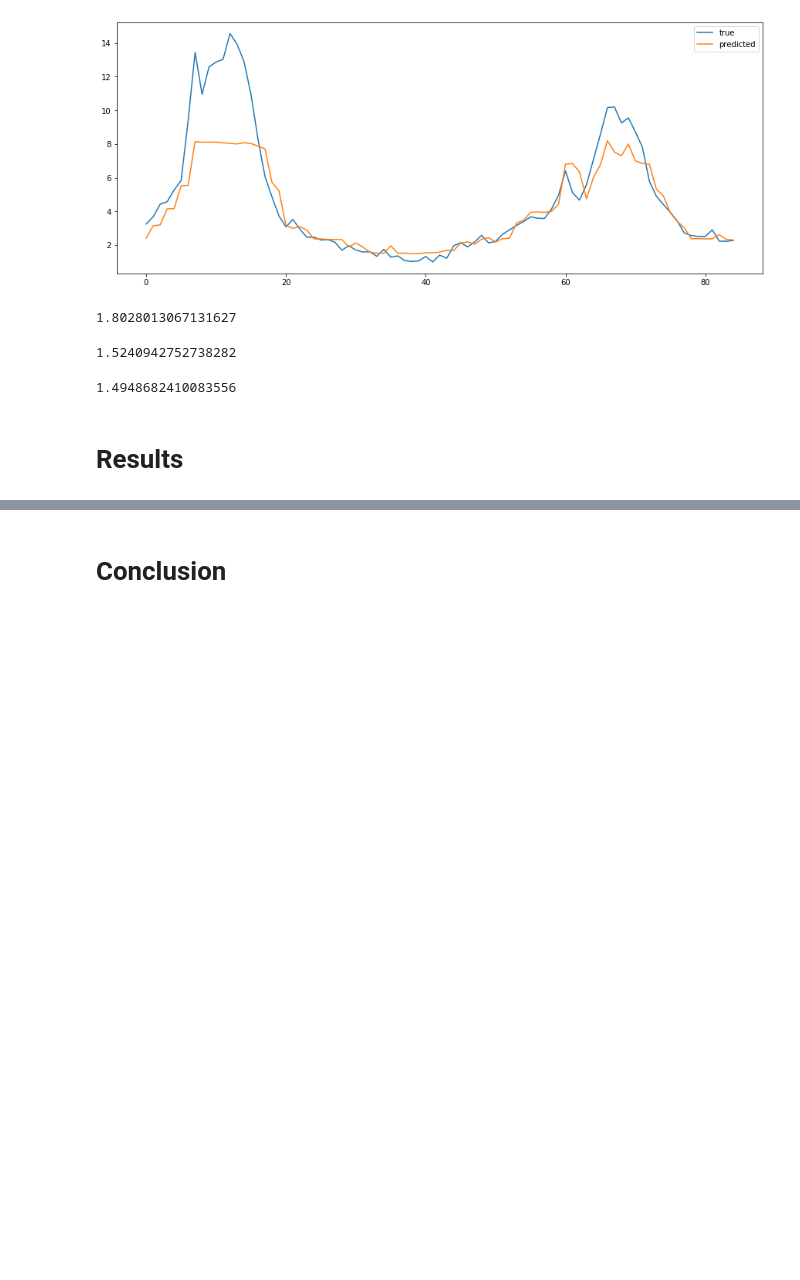
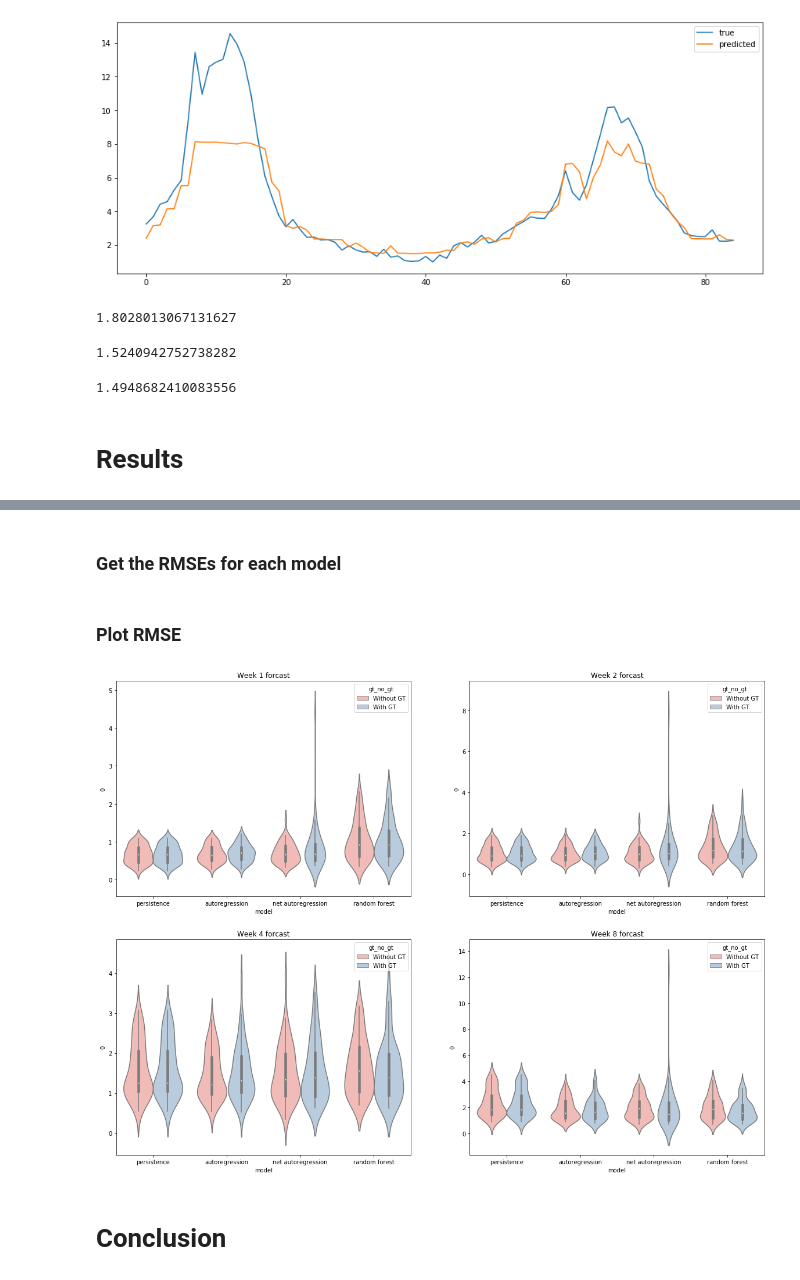
Before and after one commit to FiveSixSenvenEight/109B_flu_prediction, a Jupyter notebook: 02-analysis/109_final_project.ipynb, the cells around one changed output, grey strips where cells are left out. Saved outputs shown, nothing was run; the diff lists cells and outputs as text; code cells hidden in the pictures; blank space fills up the shorter version.

```diff
--- a/02-analysis/109_final_project.ipynb
+++ b/02-analysis/109_final_project.ipynb
@@ -383,3 +378,8 @@ random_forest('New York', ['Pennsylvania', 'New Jersey', 'Connecticut', 'Massach
 1.4948682410083556
 # %% [markdown]
 # Results
+# %%
+# get neighbor data
+neighbors = pd.read_csv('../data/state_neighbors.csv').set_index('state')
+neighbors['neigh_state'] = neighbors['neigh_state'].apply(literal_eval)
+neighbors.head()
@@ -385,0 +394,39 @@ random_forest('New York', ['Pennsylvania', 'New Jersey', 'Connecticut', 'Massach
+# %%
+# get rmse for model
+def get_rmse(model, with_gt=False):
+    rmse = {}
+    for week in [1,2,4,8]:
+        rmse[week] = []
+        for state in all_states:
+            if model == baseline:
+                rmse[week].append(model(state, week))
+            elif model == persistence:
+                rmse[week].append(model(state, week, if_plot=False))
+            elif model == auto_regression:
+                rmse[week].append(model(state, week, with_gt, if_plot=False))
+            elif model in [lnar, random_forest]:
+                predict = neighbors.loc[state, 'neigh_state']
+                rmse[week].append(model(state, predict, week, with_gt, if_plot=False))
+    return rmse
+# %% [markdown]
+### Get the RMSEs for each model
+# %%
+# Baseline
+baseline_rmse = get_rmse(baseline)
+
+# persistence
+persistence_rmse = get_rmse(persistence)
+
+# Linear Autoregression
+ar_rmse = get_rmse(auto_regression) # without google trend
+argt_rmse = get_rmse(auto_regression, with_gt=True) # with google trend
+
+# Linear Network Autoregression
+lar_rmse = get_rmse(lnar) # without google trend
+largt_rmse = get_rmse(lnar, with_gt=True) # with google trend
+
+# Random Forest
+rf_rmse = get_rmse(random_forest) # without google trend
+rfgt_rmse = get_rmse(random_forest, with_gt=True) # with google trend
+# %% [markdown]
+### Plot RMSE
@@ -386,2 +489,6 @@ random_forest('New York', ['Pennsylvania', 'New Jersey', 'Connecticut', 'Massach
+# %%
+plot_rmse()
+# %% [output]
+[figure, added]
 # %% [markdown]
 # Conclusion
```
Also changed, not shown: parts of 8 cells of this notebook.
